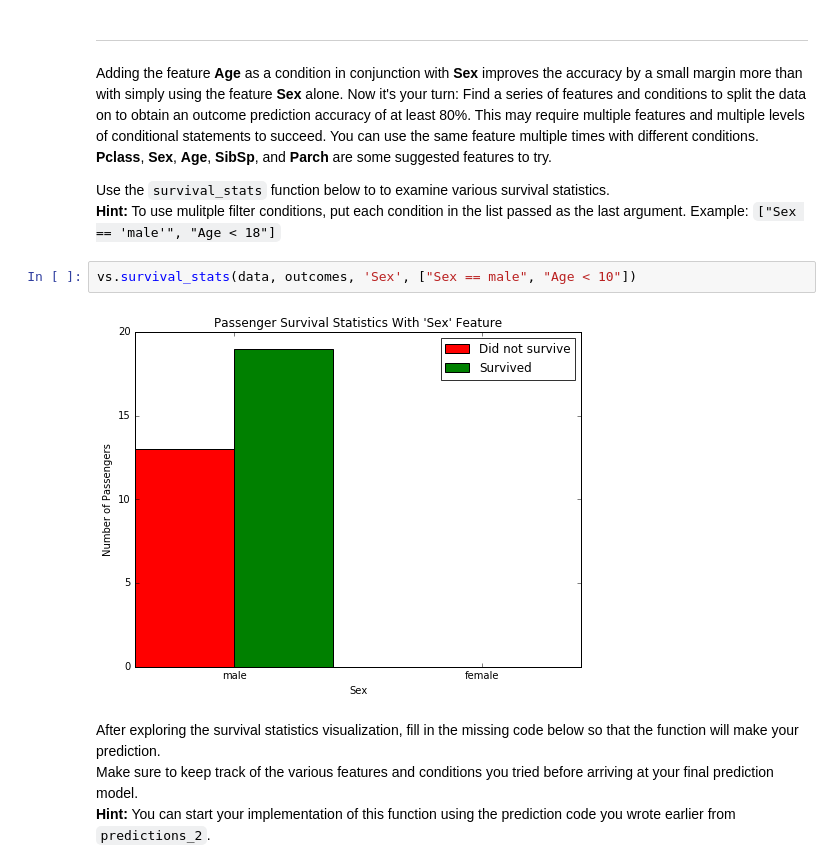
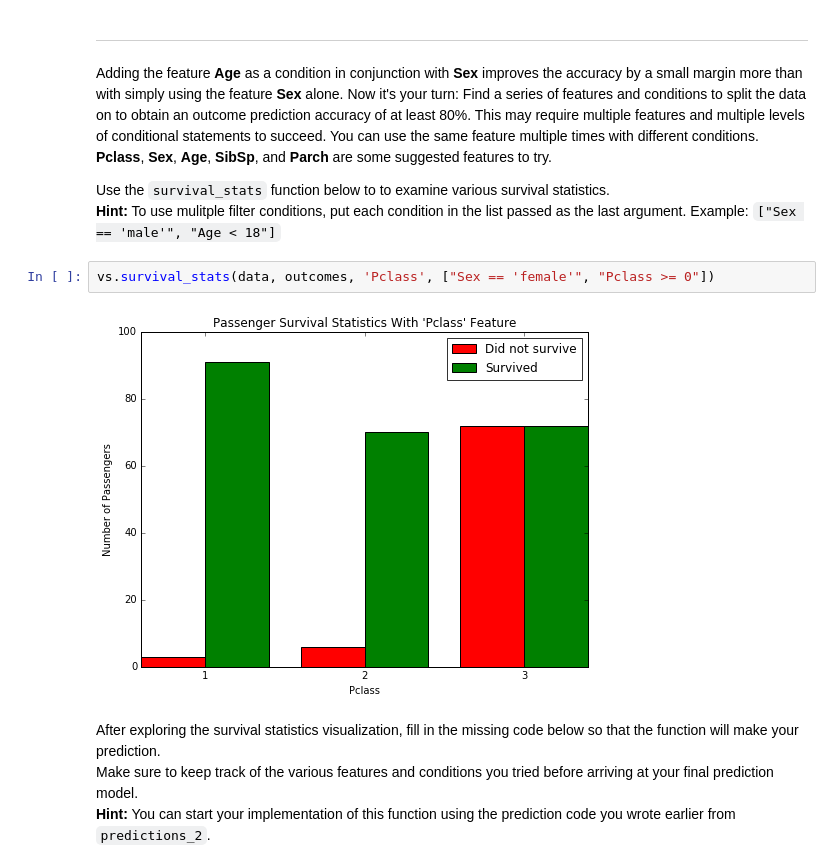
Before and after one commit to Smarker/udacity-ml, a Jupyter notebook: projects/titanic_survival_exploration/titanic_survival_exploration.ipynb, the cells around one changed output. Drawn from its saved outputs; the diff is of its cells as text.

```diff
--- a/projects/titanic_survival_exploration/titanic_survival_exploration.ipynb
+++ b/projects/titanic_survival_exploration/titanic_survival_exploration.ipynb
@@ -204,9 +211,9 @@ Adding the feature **Age** as a condition in conjunction with **Sex** improves t
 Use the `survival_stats` function below to to examine various survival statistics.
 **Hint:** To use mulitple filter conditions, put each condition in the list passed as the last argument. Example: `["Sex == 'male'", "Age < 18"]`
 # %%
-vs.survival_stats(data, outcomes, 'Sex', ["Sex == male", "Age < 10"])
+vs.survival_stats(data, outcomes, 'Pclass', ["Sex == 'female'", "Pclass >= 0"])
 # %% [output]
-[figure, old version]
+[figure, new version]
 # %% [markdown]
 After exploring the survival statistics visualization, fill in the missing code below so that the function will make your prediction.
 Make sure to keep track of the various features and conditions you tried before arriving at your final prediction model.
```
Also changed, not shown: parts of 9 cells of this notebook.
